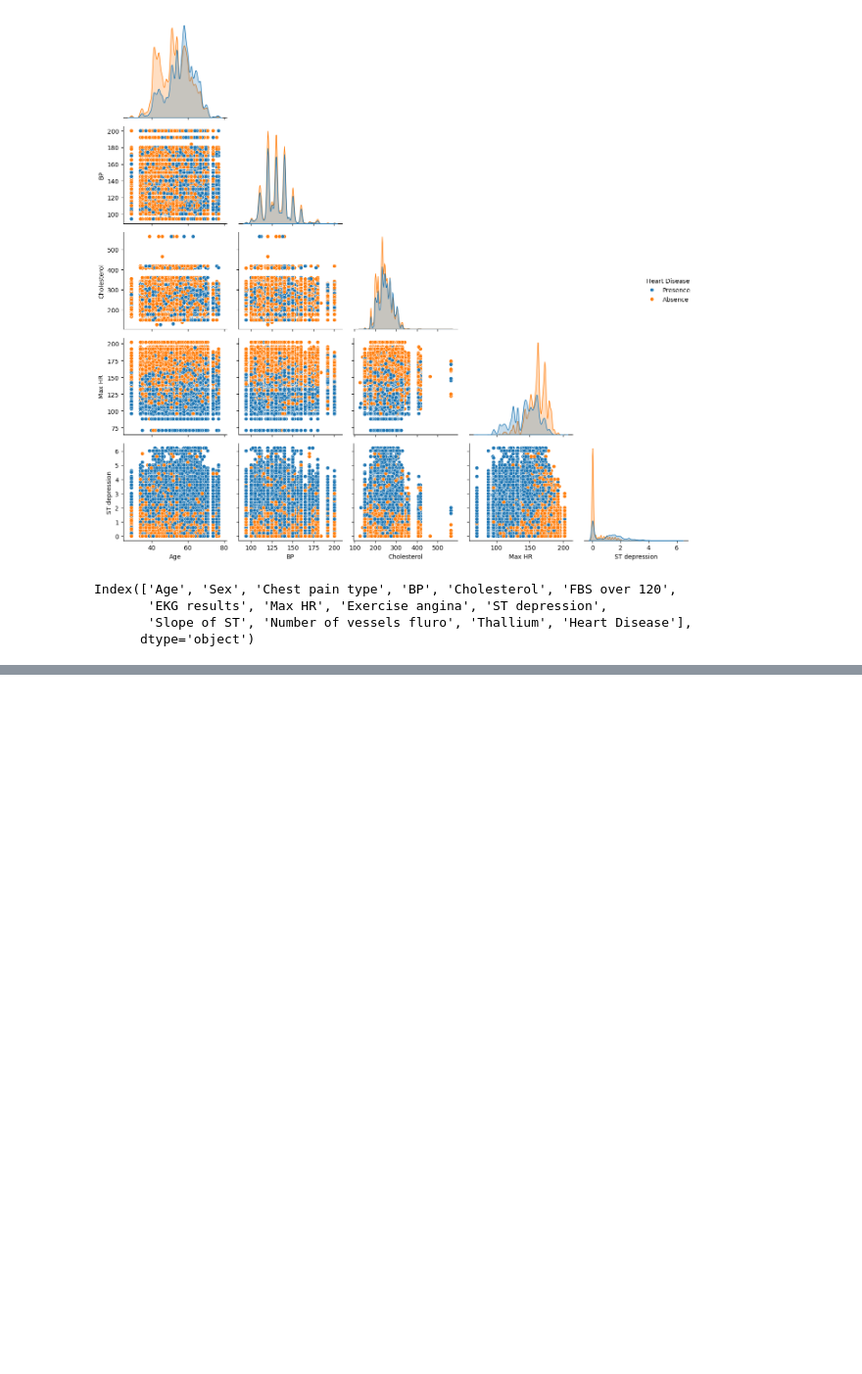
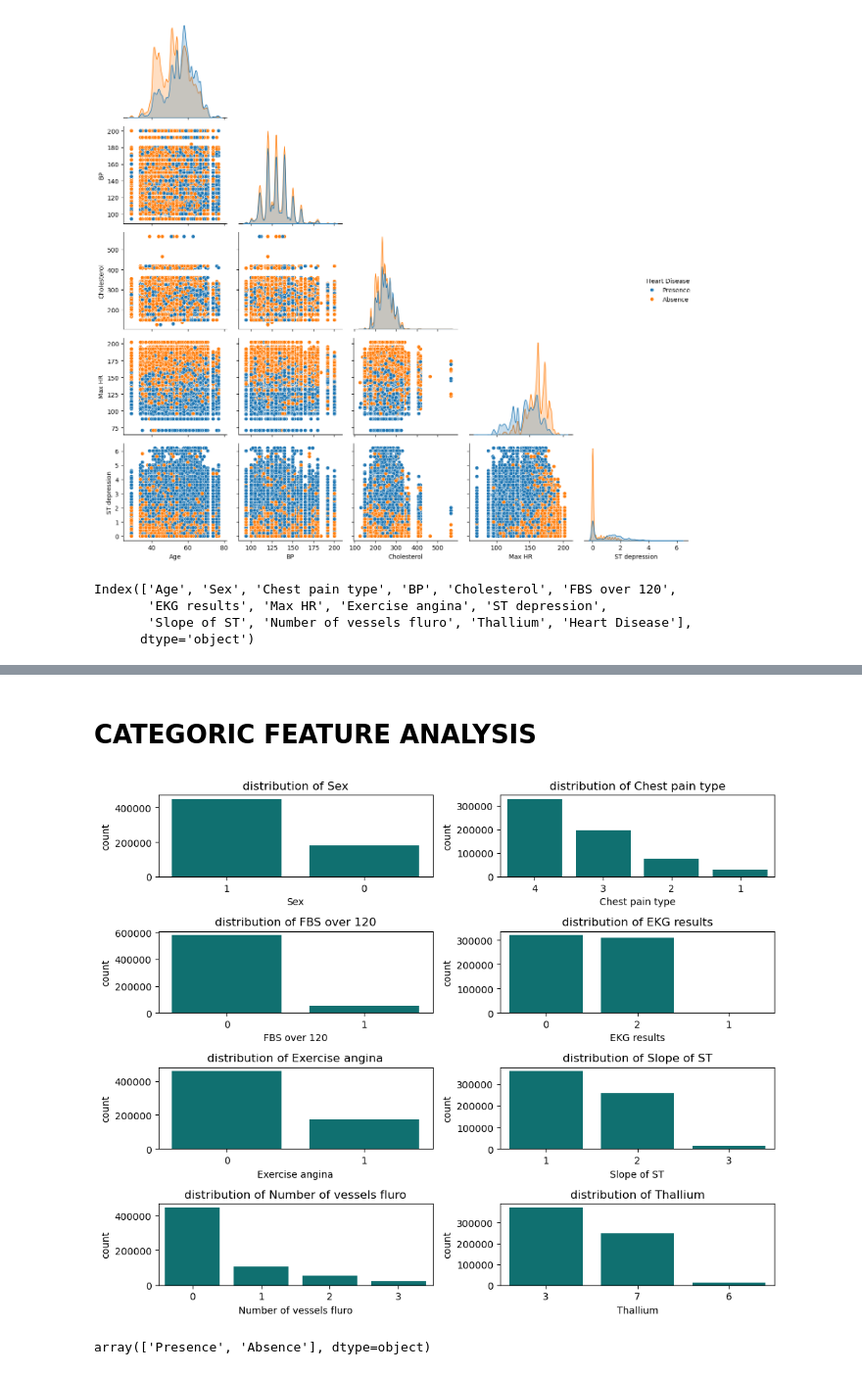
Before and after one commit to kevinyegon1/heart-disease-analysis-prediction, a Jupyter notebook: Exploratory Data Analysis/exploratory_data_analysis.ipynb, the cells around one changed output, grey strips where cells are left out. Shown at 98% size. Saved outputs shown, nothing was run; the diff lists cells and outputs as text; code cells hidden in the pictures; blank space fills up the shorter version.

Commit message:
added categoric feature analysis

```diff
--- a/Exploratory Data Analysis/exploratory_data_analysis.ipynb
+++ b/Exploratory Data Analysis/exploratory_data_analysis.ipynb
@@ -142,0 +147,3 @@ Index(['Age', 'Sex', 'Chest pain type', 'BP', 'Cholesterol', 'FBS over 120',
+# %%
+cat_col = [col for col in df.columns if col not in numeric_col]
+cat_col
@@ -142,0 +159,19 @@ Index(['Age', 'Sex', 'Chest pain type', 'BP', 'Cholesterol', 'FBS over 120',
+# %% [markdown]
+# CATEGORIC FEATURE ANALYSIS
+# %%
+fig, ax = plt.subplots(4,2, figsize=(10,8))
+ax = ax.flatten()
+
+for i, col in enumerate(cat_col):
+    order = df[col].value_counts(ascending=False).index
+    sns.countplot(data=df,x=col, ax=ax[i], color='teal', order=order )
+    ax[i].set_title(f'distribution of {col}')
+
+plt.tight_layout()
+plt.show()
+# %% [output]
+[figure, added]
+# %%
+df['Heart Disease'].unique()
+# %% [output]
+array(['Presence', 'Absence'], dtype=object)
```
Also changed, not shown: parts of 4 cells of this notebook.
